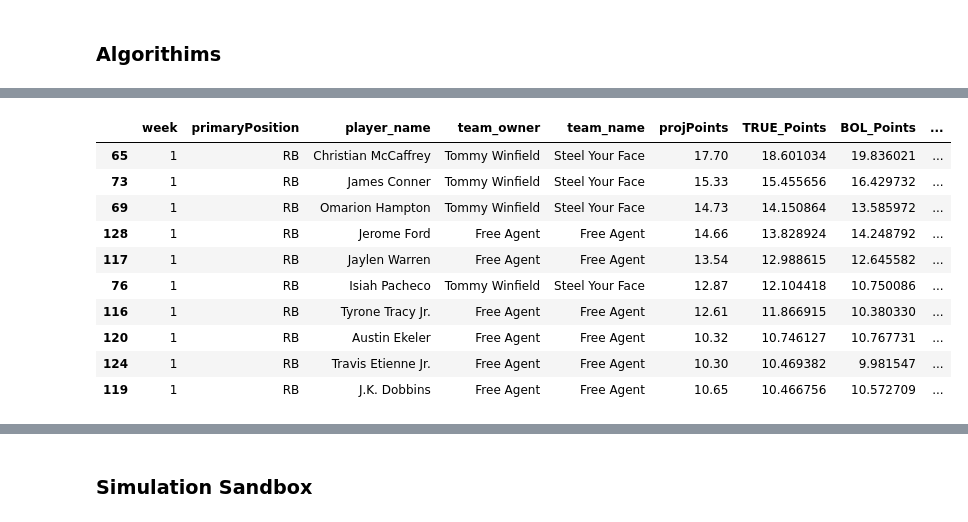
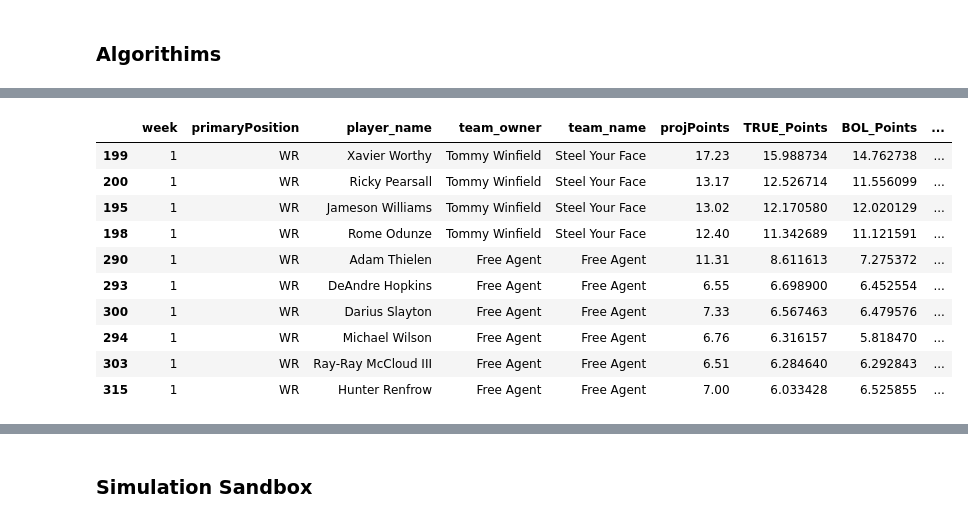
Before and after one commit to twinfield10/ESPN_FFL, a Jupyter notebook: FF Analysis Notebook.ipynb, the cells around one changed output, grey strips where cells are left out. Saved outputs shown, nothing was run; the diff lists cells and outputs as text; code cells hidden in the pictures.

```diff
--- a/FF Analysis Notebook.ipynb
+++ b/FF Analysis Notebook.ipynb
@@ -77,7 +77,7 @@ lg_vars = {
 # %% [markdown]
 ## 1) Set League ##
 # %%
-select_league = "Winfield_Football" # Winfield_Football, Knights_FFL, GOP_Degenerates, Weenieless_Wanderers
+select_league = "GOP_Degenerates" # Winfield_Football, Knights_FFL, GOP_Degenerates, Weenieless_Wanderers
 
 league = fetch_league(
         league_id=lg_vars[select_league]['ID'],
@@ -793,32 +863,32 @@ get_league_projections(week = 1)
 # %%
 def get_rankings(pos, week, visualize = False, check_fa = False):
     df = LINEUPS[(LINEUPS['primaryPosition'].isin(pos)) & (LINEUPS['week'] == week)]
     df = df[['week', 'primaryPosition','player_name', 'team_owner', 'team_name',
                   'points', 'projPoints', 'TRUE_Points', 'BOL_Points', 'PosRank', 'ESPN_PosRank', 'TRUE_PosRank']]
     if week != 1:
         df = df.sort_values(by=['PosRank', 'points'])
     else:
         df = df.drop(columns=['points', 'PosRank']).sort_values(by=['TRUE_Points'], ascending=False)
 
     if visualize == False:
         if check_fa == True:
             return df[df['team_owner'].isin(['Tommy Winfield', 'Free Agent'])]
         else:
             return df
 
-get_rankings(pos = ['RB'], week = 1, visualize=False, check_fa=True).head(10)
+get_rankings(pos = ['WR'], week = 1, visualize=False, check_fa=True).head(10)
 # %% [output]
 |  | week | primaryPosition | player_name | team_owner | team_name | projPoints | TRUE_Points | BOL_Points | ... |
-| 65 | 1 | RB | Christian McCaffrey | Tommy Winfield | Steel Your Face | 17.70 | 18.601034 | 19.836021 | ... |
-| 73 | 1 | RB | James Conner | Tommy Winfield | Steel Your Face | 15.33 | 15.455656 | 16.429732 | ... |
-| 69 | 1 | RB | Omarion Hampton | Tommy Winfield | Steel Your Face | 14.73 | 14.150864 | 13.585972 | ... |
-| 128 | 1 | RB | Jerome Ford | Free Agent | Free Agent | 14.66 | 13.828924 | 14.248792 | ... |
-| 117 | 1 | RB | Jaylen Warren | Free Agent | Free Agent | 13.54 | 12.988615 | 12.645582 | ... |
-| 76 | 1 | RB | Isiah Pacheco | Tommy Winfield | Steel Your Face | 12.87 | 12.104418 | 10.750086 | ... |
-| 116 | 1 | RB | Tyrone Tracy Jr. | Free Agent | Free Agent | 12.61 | 11.866915 | 10.380330 | ... |
-| 120 | 1 | RB | Austin Ekeler | Free Agent | Free Agent | 10.32 | 10.746127 | 10.767731 | ... |
-| 124 | 1 | RB | Travis Etienne Jr. | Free Agent | Free Agent | 10.30 | 10.469382 | 9.981547 | ... |
-| 119 | 1 | RB | J.K. Dobbins | Free Agent | Free Agent | 10.65 | 10.466756 | 10.572709 | ... |
+| 199 | 1 | WR | Xavier Worthy | Tommy Winfield | Steel Your Face | 17.23 | 15.988734 | 14.762738 | ... |
+| 200 | 1 | WR | Ricky Pearsall | Tommy Winfield | Steel Your Face | 13.17 | 12.526714 | 11.556099 | ... |
+| 195 | 1 | WR | Jameson Williams | Tommy Winfield | Steel Your Face | 13.02 | 12.170580 | 12.020129 | ... |
+| 198 | 1 | WR | Rome Odunze | Tommy Winfield | Steel Your Face | 12.40 | 11.342689 | 11.121591 | ... |
+| 290 | 1 | WR | Adam Thielen | Free Agent | Free Agent | 11.31 | 8.611613 | 7.275372 | ... |
+| 293 | 1 | WR | DeAndre Hopkins | Free Agent | Free Agent | 6.55 | 6.698900 | 6.452554 | ... |
+| 300 | 1 | WR | Darius Slayton | Free Agent | Free Agent | 7.33 | 6.567463 | 6.479576 | ... |
+| 294 | 1 | WR | Michael Wilson | Free Agent | Free Agent | 6.76 | 6.316157 | 5.818470 | ... |
+| 303 | 1 | WR | Ray-Ray McCloud III | Free Agent | Free Agent | 6.51 | 6.284640 | 6.292843 | ... |
+| 315 | 1 | WR | Hunter Renfrow | Free Agent | Free Agent | 7.00 | 6.033428 | 6.525855 | ... |
 # %%
 grouped_means = LINEUPS[(LINEUPS['player_active_status'] == 'active') & (LINEUPS['week'] == 5)].groupby('primaryPosition').agg({
     'points': 'mean',
```
Also changed, not shown: parts of 9 cells of this notebook, 16 other files.
